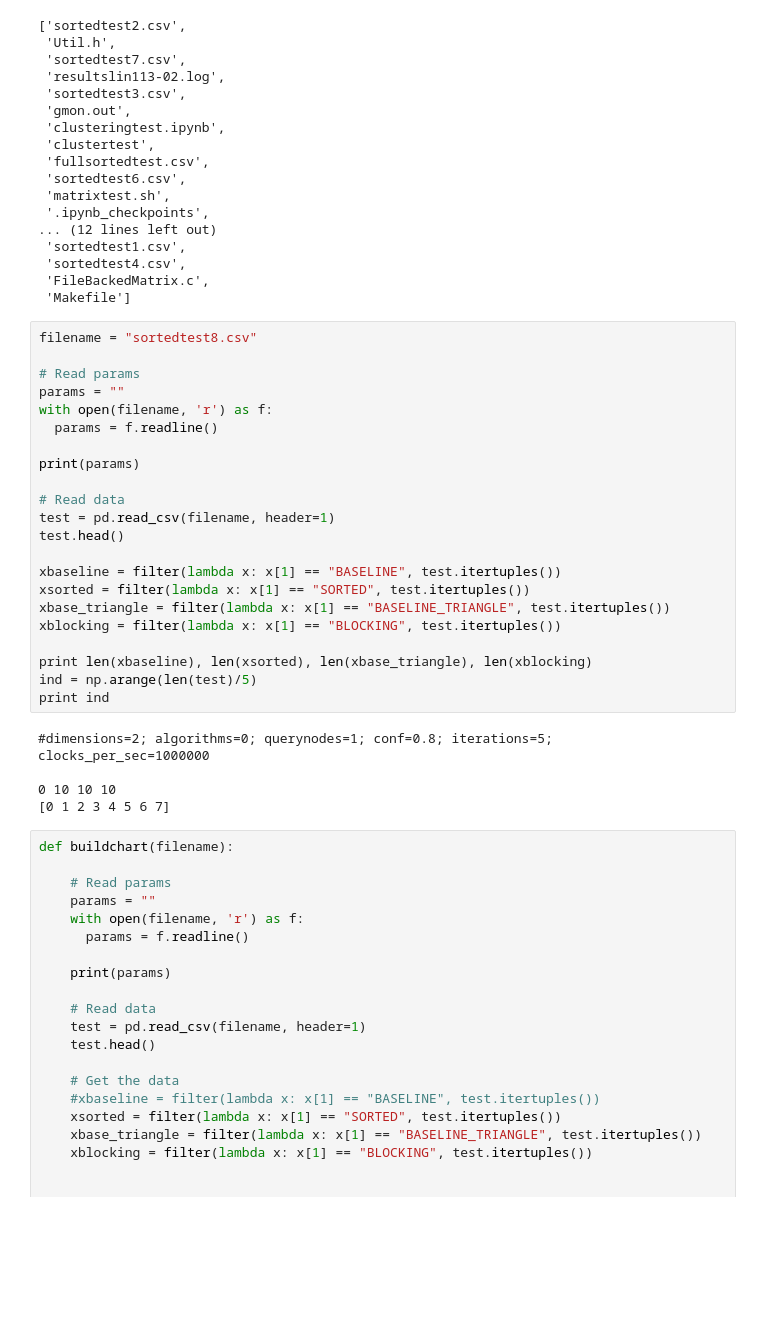
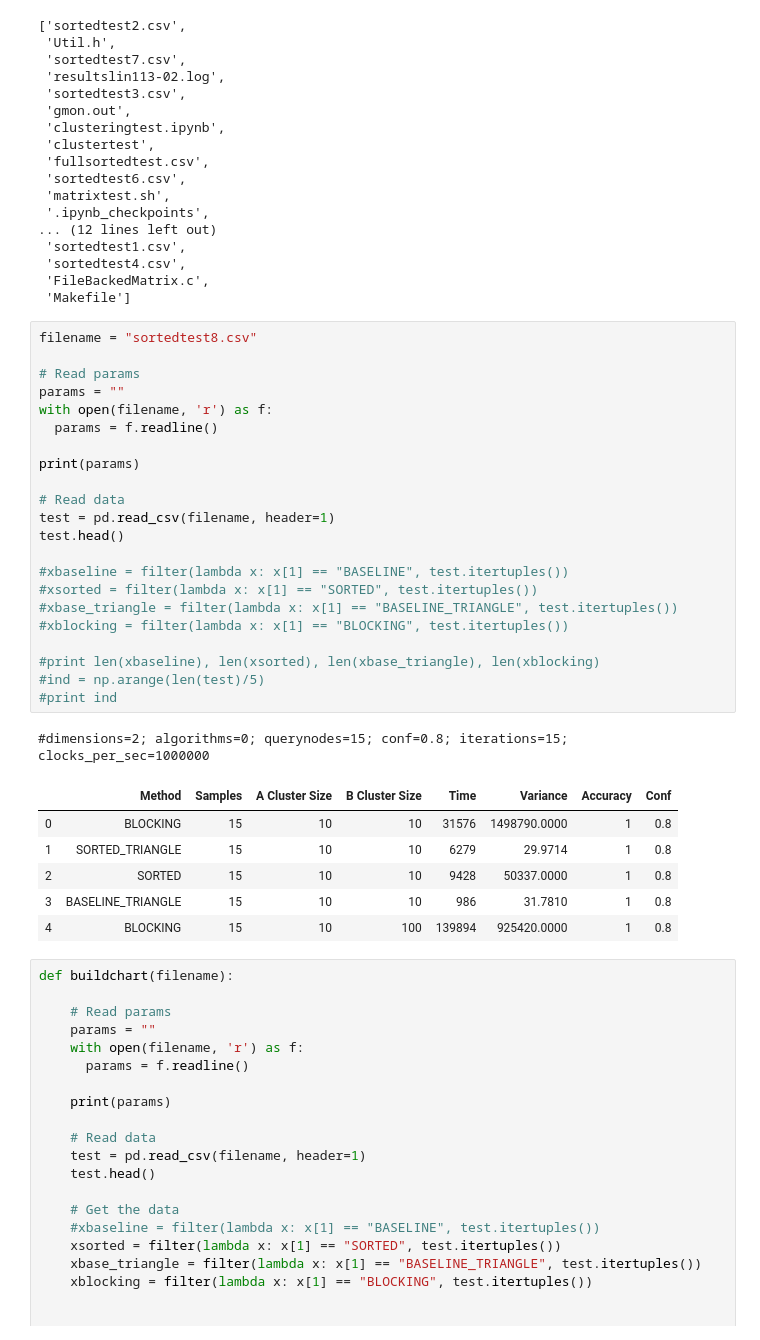
Before and after one commit to cegme/qdstreaming, a Jupyter notebook: code/c/clusteringtest.ipynb, the cells around one changed output. Drawn from its saved outputs; the diff is of its cells as text; blank space fills up the shorter version.

```diff
--- a/code/c/clusteringtest.ipynb
+++ b/code/c/clusteringtest.ipynb
@@ -32,30 +32,33 @@ os.listdir(os.getcwd())
 # %%
 filename = "sortedtest8.csv"
 
 # Read params
 params = ""
 with open(filename, 'r') as f:
   params = f.readline()
 
 print(params)
 
 # Read data
 test = pd.read_csv(filename, header=1)
 test.head()
 
-xbaseline = filter(lambda x: x[1] == "BASELINE", test.itertuples())
-xsorted = filter(lambda x: x[1] == "SORTED", test.itertuples())
-xbase_triangle = filter(lambda x: x[1] == "BASELINE_TRIANGLE", test.itertuples())
-xblocking = filter(lambda x: x[1] == "BLOCKING", test.itertuples())
+#xbaseline = filter(lambda x: x[1] == "BASELINE", test.itertuples())
+#xsorted = filter(lambda x: x[1] == "SORTED", test.itertuples())
+#xbase_triangle = filter(lambda x: x[1] == "BASELINE_TRIANGLE", test.itertuples())
+#xblocking = filter(lambda x: x[1] == "BLOCKING", test.itertuples())
 
-print len(xbaseline), len(xsorted), len(xbase_triangle), len(xblocking)
-ind = np.arange(len(test)/5)
-print ind
+#print len(xbaseline), len(xsorted), len(xbase_triangle), len(xblocking)
+#ind = np.arange(len(test)/5)
+#print ind
 # %% [output]
-#dimensions=2; algorithms=0; querynodes=1; conf=0.8; iterations=5; clocks_per_sec=1000000
-
-0 10 10 10
-[0 1 2 3 4 5 6 7]
+#dimensions=2; algorithms=0; querynodes=15; conf=0.8; iterations=15; clocks_per_sec=1000000
+|  | Method | Samples | A Cluster Size | B Cluster Size | Time | Variance | Accuracy | Conf |
+| 0 | BLOCKING | 15 | 10 | 10 | 31576 | 1498790.0000 | 1 | 0.8 |
+| 1 | SORTED_TRIANGLE | 15 | 10 | 10 | 6279 | 29.9714 | 1 | 0.8 |
+| 2 | SORTED | 15 | 10 | 10 | 9428 | 50337.0000 | 1 | 0.8 |
+| 3 | BASELINE_TRIANGLE | 15 | 10 | 10 | 986 | 31.7810 | 1 | 0.8 |
+| 4 | BLOCKING | 15 | 10 | 100 | 139894 | 925420.0000 | 1 | 0.8 |
 # %%
 def buildchart(filename):
 
```
Also changed, not shown: 4 other files.
